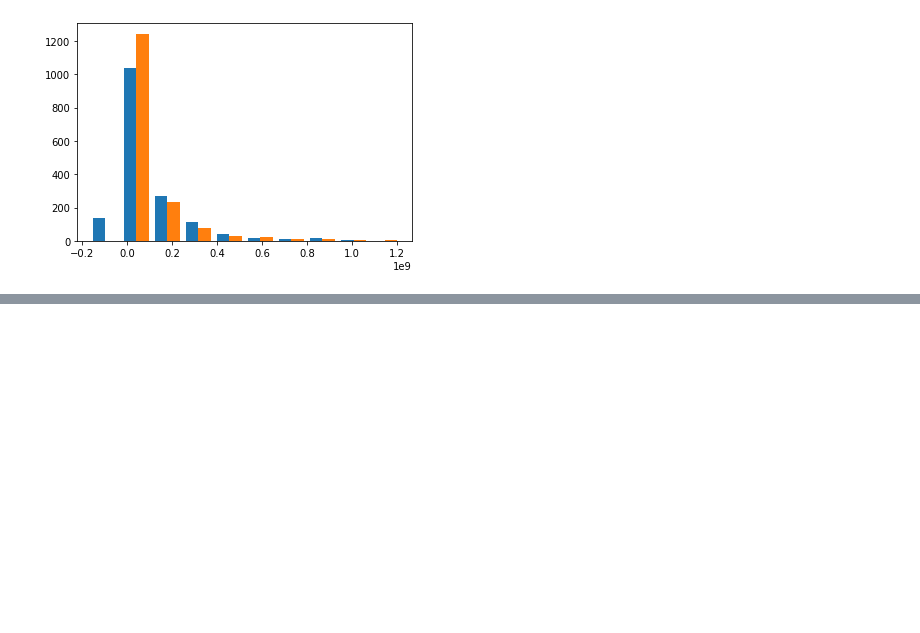
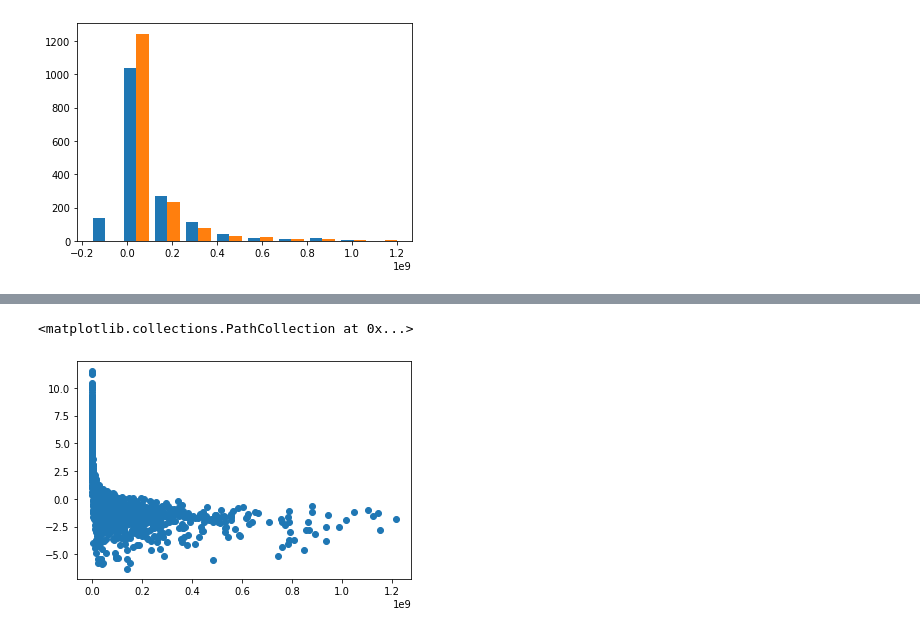
Before and after one commit to dlromero/Python, a Jupyter notebook: Numpy/sklearn.ipynb, the cells around one changed output, grey strips where cells are left out. Drawn from its saved outputs; the diff is of its cells as text; code cells hidden in the pictures; blank space fills up the shorter version.

```diff
--- a/Numpy/sklearn.ipynb
+++ b/Numpy/sklearn.ipynb
@@ -66,0 +87,7 @@ plt.hist([predicted,y_test]);
+# %%
+lap_residuals = np.log(ap_residuals)
+# %%
+plt.scatter(y_test,lap_residuals)
+# %% [output]
+<matplotlib.collections.PathCollection at 0x...>
+[figure, added]
```
Also changed, not shown: parts of 7 cells of this notebook.
